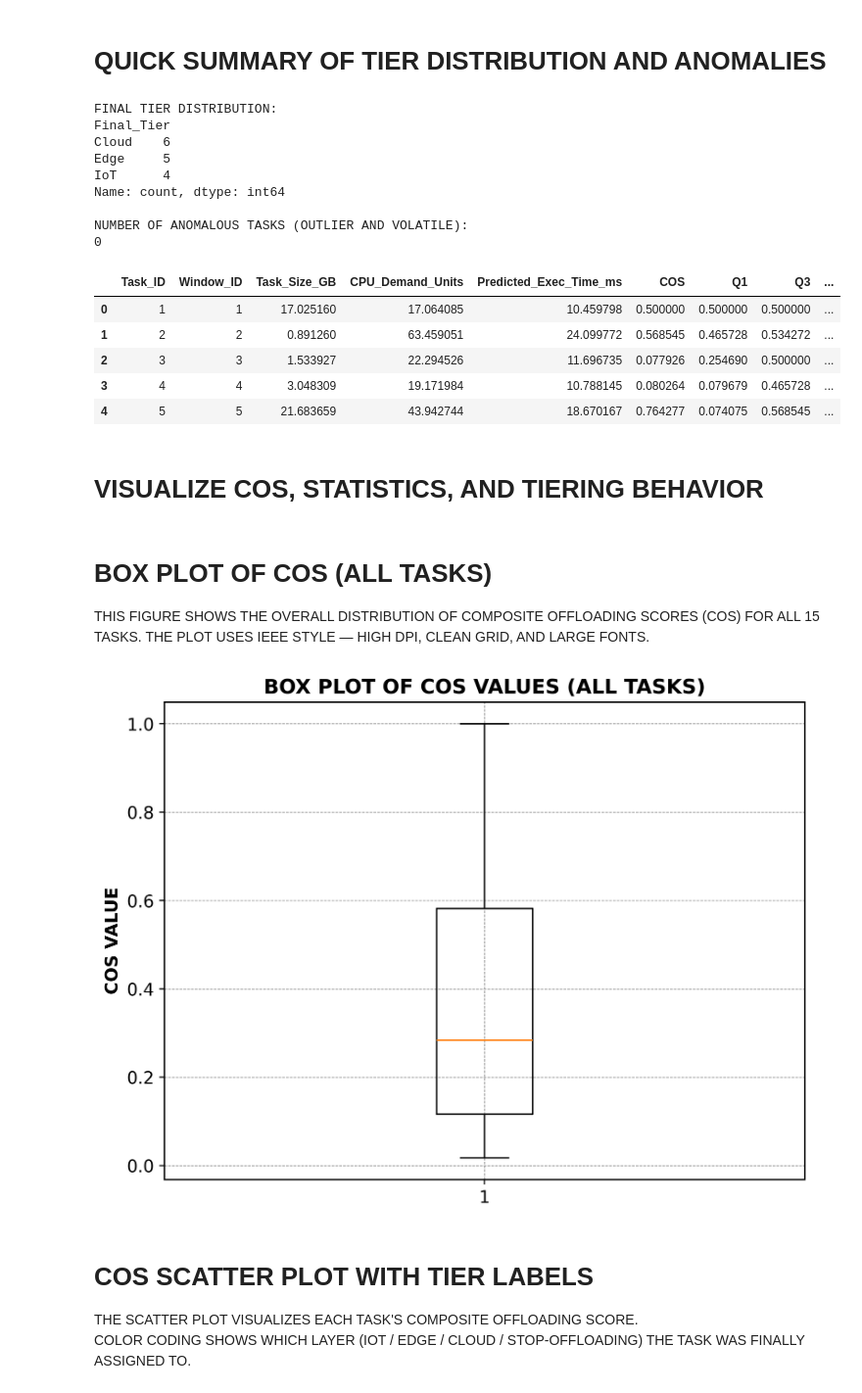
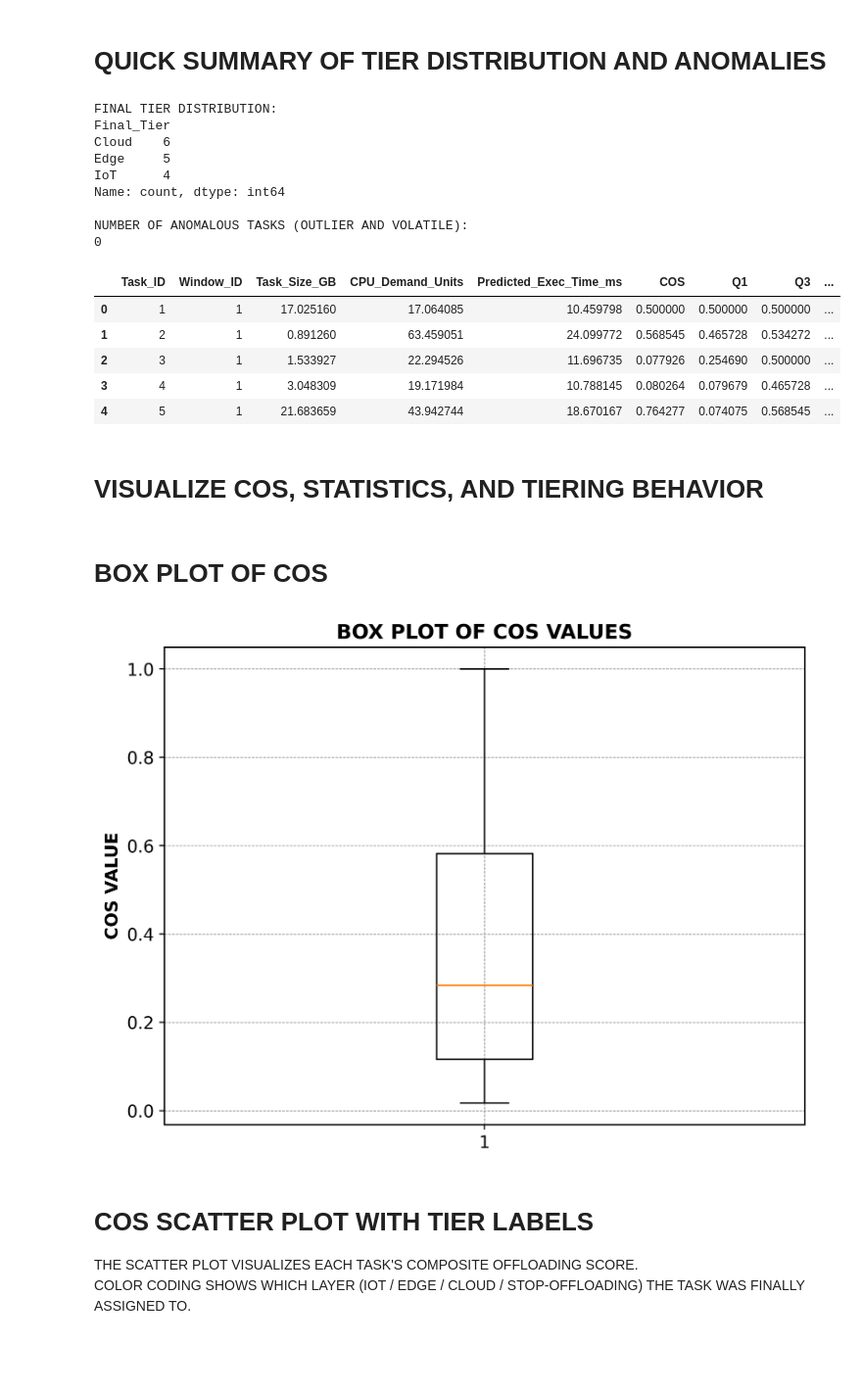
Before and after one commit to DaRkSouL36/SML-OA, a Jupyter notebook: ILLUSTRATION.ipynb, the cells around one changed output. Shown at 98% size. Saved outputs shown, nothing was run; the diff lists cells and outputs as text; code cells hidden in the pictures; blank space fills up the shorter version.

```diff
--- a/ILLUSTRATION.ipynb
+++ b/ILLUSTRATION.ipynb
@@ -448,7 +448,7 @@ for idx, row in df_new_tasks.iterrows():
     end_idx = idx  # INCLUSIVE
 
     window_df = df_new_tasks.loc[start_idx:end_idx].copy()
-    window_id = end_idx + 1  # 1-BASED WINDOW ID FOR LOGGING
+    window_id = (task_id - 1) // WINDOW_SIZE + 1
 
     # -------------------------------
     # NORMALIZE S, R, T WITHIN CURRENT WINDOW
@@ -601,26 +601,23 @@ NUMBER OF ANOMALOUS TASKS (OUTLIER AND VOLATILE):
 0
 |  | Task_ID | Window_ID | Task_Size_GB | CPU_Demand_Units | Predicted_Exec_Time_ms | COS | Q1 | Q3 | ... |
 | 0 | 1 | 1 | 17.025160 | 17.064085 | 10.459798 | 0.500000 | 0.500000 | 0.500000 | ... |
-| 1 | 2 | 2 | 0.891260 | 63.459051 | 24.099772 | 0.568545 | 0.465728 | 0.534272 | ... |
-| 2 | 3 | 3 | 1.533927 | 22.294526 | 11.696735 | 0.077926 | 0.254690 | 0.500000 | ... |
-| 3 | 4 | 4 | 3.048309 | 19.171984 | 10.788145 | 0.080264 | 0.079679 | 0.465728 | ... |
-| 4 | 5 | 5 | 21.683659 | 43.942744 | 18.670167 | 0.764277 | 0.074075 | 0.568545 | ... |
+| 1 | 2 | 1 | 0.891260 | 63.459051 | 24.099772 | 0.568545 | 0.465728 | 0.534272 | ... |
+| 2 | 3 | 1 | 1.533927 | 22.294526 | 11.696735 | 0.077926 | 0.254690 | 0.500000 | ... |
+| 3 | 4 | 1 | 3.048309 | 19.171984 | 10.788145 | 0.080264 | 0.079679 | 0.465728 | ... |
+| 4 | 5 | 1 | 21.683659 | 43.942744 | 18.670167 | 0.764277 | 0.074075 | 0.568545 | ... |
 # %% [markdown]
 # VISUALIZE COS, STATISTICS, AND TIERING BEHAVIOR
 # %% [markdown]
-# BOX PLOT OF COS (ALL TASKS)
-
-THIS FIGURE SHOWS THE OVERALL DISTRIBUTION OF COMPOSITE OFFLOADING SCORES (COS)
-FOR ALL 15 TASKS. THE PLOT USES IEEE STYLE — HIGH DPI, CLEAN GRID, AND LARGE FONTS.
+# BOX PLOT OF COS
 # %%
 plt.figure(figsize=(8, 6), dpi=500)
 plt.boxplot(df_log["COS"], vert=True)
-plt.title("BOX PLOT OF COS VALUES (ALL TASKS)", fontsize=14)
+plt.title("BOX PLOT OF COS VALUES", fontsize=14)
 plt.ylabel("COS VALUE", fontsize=12)
 plt.grid(True, linestyle='--', linewidth=0.5)
 plt.show()
 # %% [output]
-[figure, old version]
+[figure, new version]
 # %% [markdown]
 # COS SCATTER PLOT WITH TIER LABELS
 
```
Also changed, not shown: parts of 5 cells of this notebook.
